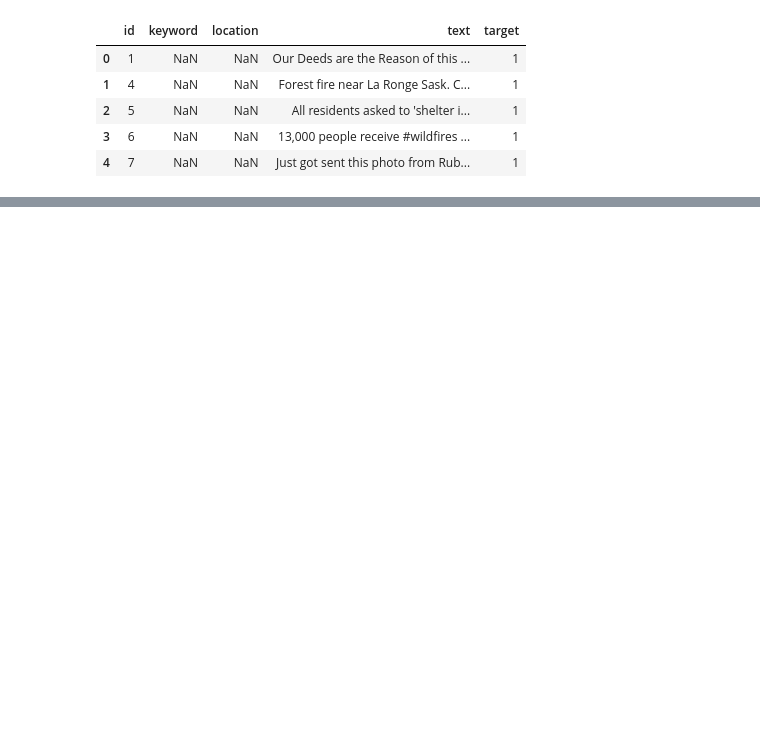
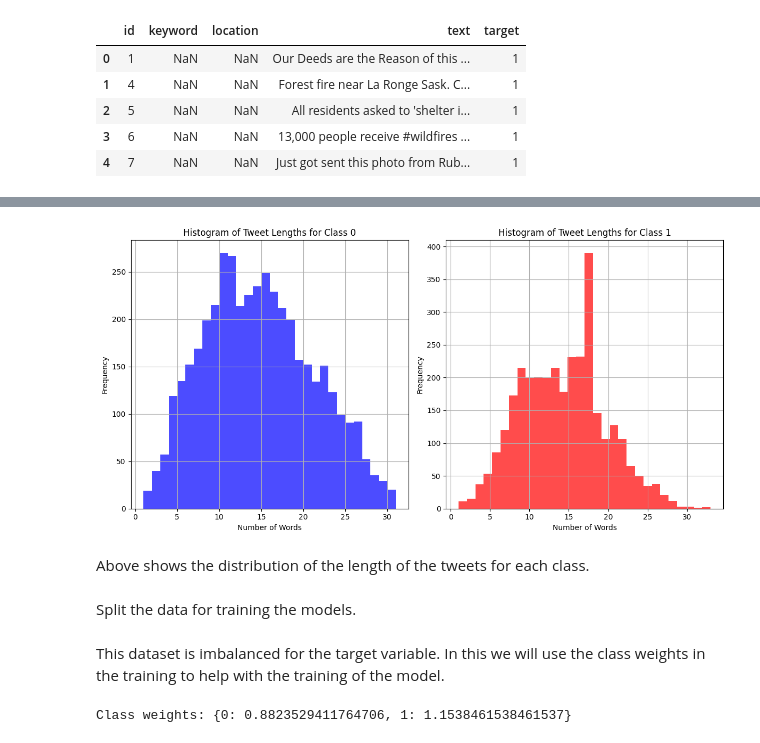
Before and after one commit to DataChemE/Disaster-Tweets, a Jupyter notebook: tweet_prediction.ipynb, the cells around one changed output, grey strips where cells are left out. Cells and saved outputs as stored; diff of their text form; code cells hidden in the pictures; blank space fills up the shorter version.

Commit message:
updated models

```diff
--- a/tweet_prediction.ipynb
+++ b/tweet_prediction.ipynb
@@ -58,0 +146,16 @@ dtype: int64
+# %%
+nltk.download('stopwords')
+# Set of English stopwords
+stop_words = set(stopwords.words('english'))
+
+# Text Cleaning Function
+def clean_text(text):
+    text = re.sub(r'http\S+', '', text)  # remove URLs
+    text = re.sub(r'<.*?>', '', text)  # remove HTML tags
+    text = re.sub(r'[^a-zA-Z]', ' ', text)  # remove non-letters
+    text = re.sub(r'\s+', ' ', text)  # remove extra whitespace
+    text = text.lower()  # convert to lowercase
+    #text = ' '.join([word for word in text.split() if word not in stop_words])  # remove stopwords
+    return text
+
+tweets['text'] = tweets['text'].apply(clean_text)
@@ -58,0 +216,33 @@ dtype: int64
+# %%
+# Plot the distribution of tweet lengths
+tweets['text_length'] = tweets['text'].apply(lambda x: len(x.split()))  # Number of words per tweet
+
+
+# Set up the matplotlib figure
+plt.figure(figsize=(12, 6))
+
+# Histogram for class 0
+plt.subplot(1, 2, 1)  # 1 row, 2 columns, first subplot
+plt.hist(tweets[tweets['target'] == 0]['text_length'], bins=30, color='blue', alpha=0.7)
+plt.title('Histogram of Tweet Lengths for Class 0')
+plt.xlabel('Number of Words')
+plt.ylabel('Frequency')
+plt.grid(True)
+
+# Histogram for class 1
+plt.subplot(1, 2, 2)  # 1 row, 2 columns, second subplot
+plt.hist(tweets[tweets['target'] == 1]['text_length'], bins=30, color='red', alpha=0.7)
+plt.title('Histogram of Tweet Lengths for Class 1')
+plt.xlabel('Number of Words')
+plt.ylabel('Frequency')
+plt.grid(True)
+
+# Show plot
+plt.tight_layout()
+plt.show()
+# %% [output]
+[figure, added]
+# %% [markdown]
+Above shows the distribution of the length of the tweets for each class.
+# %% [markdown]
+Split the data for training the models.
@@ -58,0 +256,12 @@ dtype: int64
+# %% [markdown]
+This dataset is imbalanced for the target variable. In this we will use the class weights in the training to help with the training of the model.
+# %%
+# Compute class weights
+class_weights = compute_class_weight('balanced', classes=np.unique(y_train_np), y=y_train_np)
+
+# Create dictionary of class weights
+class_weight_dict = {0: class_weights[0], 1: class_weights[1]}
+
+print("Class weights:", class_weight_dict)
+# %% [output]
+Class weights: {0: 0.8823529411764706, 1: 1.1538461538461537}
```
Also changed, not shown: parts of 33 cells of this notebook.
